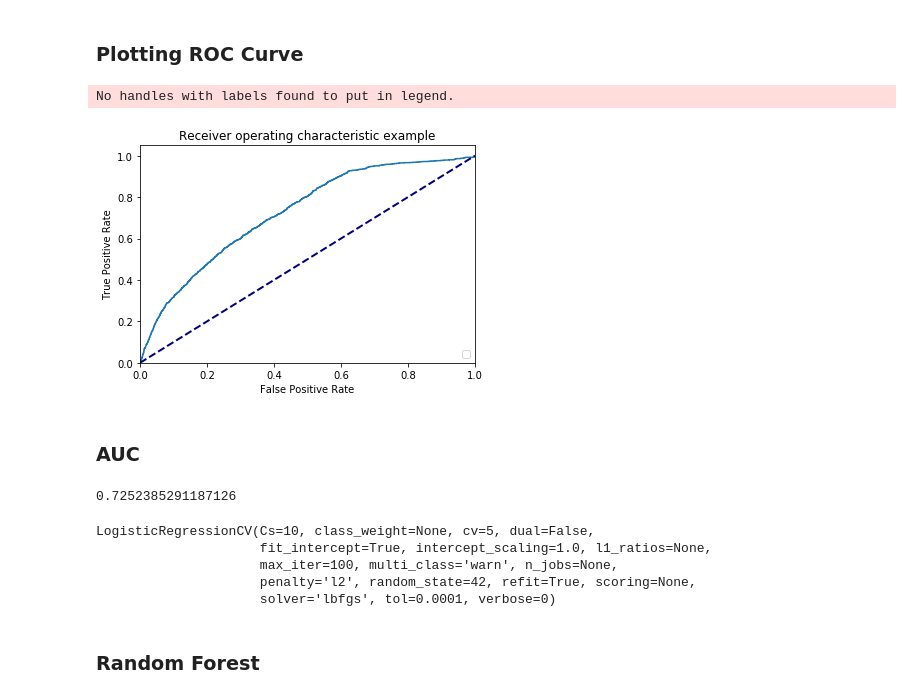
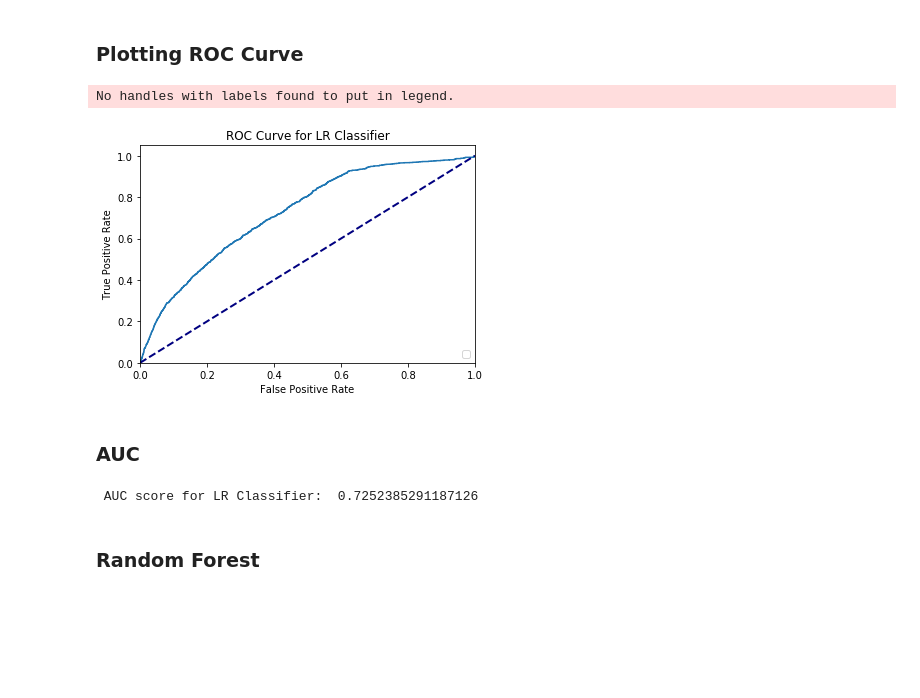
Before and after one commit to raoamalik/Predicting_Health_Insurance_Fraud, a Jupyter notebook: Predicting_Healthcare_Fraud/predicting_health_insurance_fraud.ipynb, the cells around one changed output. Cells and saved outputs as stored; diff of their text form; code cells hidden in the pictures; blank space fills up the shorter version.

```diff
--- a/Predicting_Healthcare_Fraud/predicting_health_insurance_fraud.ipynb
+++ b/Predicting_Healthcare_Fraud/predicting_health_insurance_fraud.ipynb
@@ -476,9 +472,12 @@ To make sure that X_test has same number of features after OHE as X_train, an in
 
 X_train_final, X_test_final = X_train.align(X_test, join='inner', axis=1)  # inner join
 # %%
+### loading the dumped model
+lr_cv_loaded = joblib.load("lr_cv_fitting.pkl")
+
 ### applying the model to predict on test data
 
-y_predicted = lr_cv_fitting.predict(X_test)
+y_predicted_lrcv = lr_cv_loaded.predict(X_test)
 # %% [markdown]
 ### Evaluating the model using multiple metrics
 # %% [markdown]
@@ -506,36 +505,36 @@ weighted avg       0.99      1.00      0.99   2362447
 # %% [markdown]
 ### Probability of predicting y
 # %%
-y_predicted_prob = lr_cv_fitting.predict_proba(X_test)[:, 1]
+y_predicted_prob_lrcv = lr_cv_loaded.predict_proba(X_test)[:, 1]
 # %% [markdown]
 ### ROC Curve
 # %%
 from sklearn.metrics import roc_curve, auc
 
-fpr, tpr, thresholds = roc_curve(y_test, y_predicted_prob)
+fpr_lr, tpr_lr, thresholds_lr = roc_curve(y_test, y_predicted_prob_lrcv)
 # %% [markdown]
 ### Plotting ROC Curve
 # %%
 plt.figure()
 lw_1 = 2
-plt.plot(fpr, tpr)
-#         lw=lw_1, label='ROC curve (area = %0.2f)' % roc_auc)
+plt.plot(fpr_lr, tpr_lr)
 plt.plot([0, 1], [0, 1], color='navy', lw=lw_1, linestyle='--')
 plt.xlim([0.0, 1.0])
 plt.ylim([0.0, 1.05])
 plt.xlabel('False Positive Rate')
 plt.ylabel('True Positive Rate')
-plt.title('Receiver operating characteristic example')
+plt.title('ROC Curve for LR Classifier')
 plt.legend(loc="lower right")
 plt.show()
 # %% [output]
 No handles with labels found to put in legend.
-[figure, old version]
+[figure, new version]
 # %% [markdown]
 ### AUC
 # %%
 from sklearn.metrics import roc_auc_score
 
-print(roc_auc_score(y_test, y_predicted_prob))
+auc_score_lrcv = roc_auc_score(y_test, y_predicted_prob_lrcv)
+print("\n\n AUC score for LR Classifier: ",auc_score_lrcv)
 # %% [output]
-0.7252385291187126
+ AUC score for LR Classifier:  0.7252385291187126
@@ -545,11 +541,3 @@ lr_cv_loaded = load("lr_cv_fitting.pkl")
-# %%
-lr_cv_loaded
-# %% [output]
-LogisticRegressionCV(Cs=10, class_weight=None, cv=5, dual=False,
-                     fit_intercept=True, intercept_scaling=1.0, l1_ratios=None,
-                     max_iter=100, multi_class='warn', n_jobs=None,
-                     penalty='l2', random_state=42, refit=True, scoring=None,
-                     solver='lbfgs', tol=0.0001, verbose=0)
 # %% [markdown]
 ### Random Forest
 # %%
```
Also changed, not shown: parts of 24 cells of this notebook.
